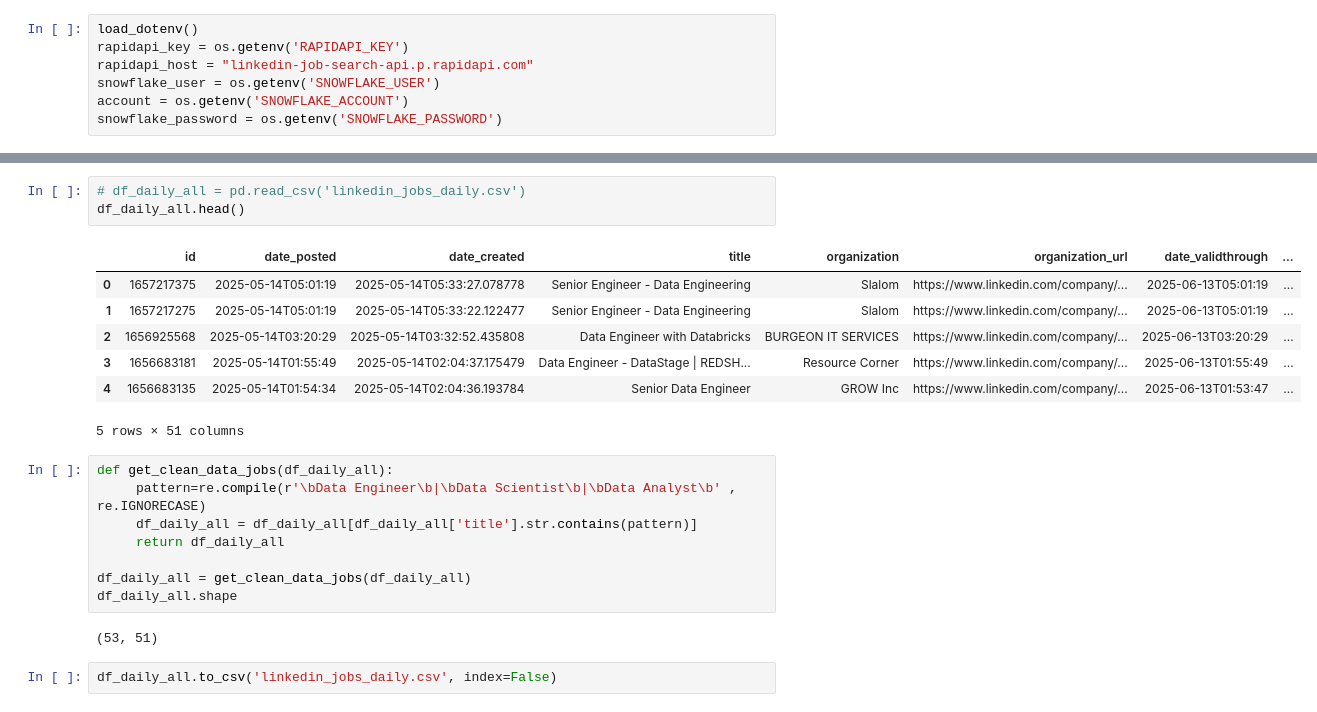
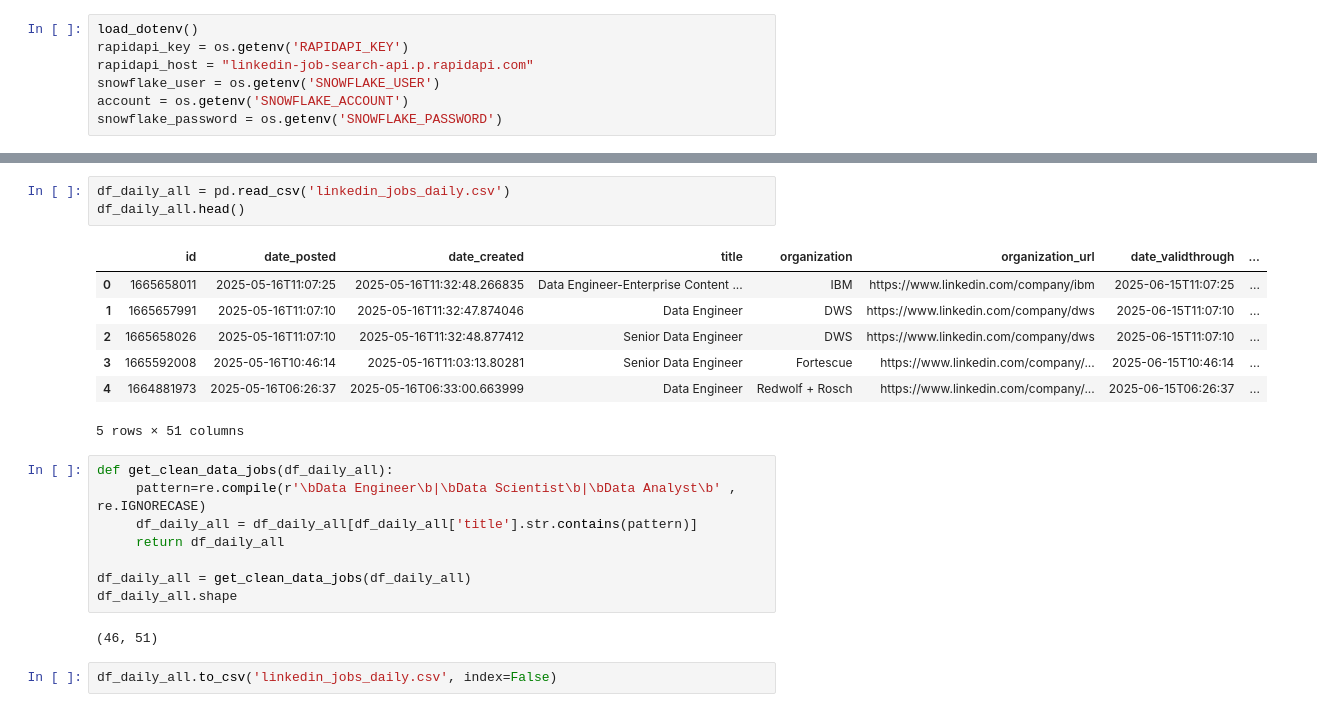
Before and after one commit to nikki099/de_linkedin_etl_project, a Jupyter notebook: src/de_linkedin_etl_project/linkedin_api_data_extraction/linkedin_api_raw_data_process.ipynb, the cells around one changed output, grey strips where cells are left out. Saved outputs shown, nothing was run; the diff lists cells and outputs as text.

```diff
--- a/src/de_linkedin_etl_project/linkedin_api_data_extraction/linkedin_api_raw_data_process.ipynb
+++ b/src/de_linkedin_etl_project/linkedin_api_data_extraction/linkedin_api_raw_data_process.ipynb
@@ -79,13 +80,13 @@ Data Analyst (14, 51)
 # %%
-# df_daily_all = pd.read_csv('linkedin_jobs_daily.csv')
+df_daily_all = pd.read_csv('linkedin_jobs_daily.csv')
 df_daily_all.head()
 # %% [output]
 |  | id | date_posted | date_created | title | organization | organization_url | date_validthrough | ... |
-| 0 | 1657217375 | 2025-05-14T05:01:19 | 2025-05-14T05:33:27.078778 | Senior Engineer - Data Engineering | Slalom | https://www.linkedin.com/company/... | 2025-06-13T05:01:19 | ... |
-| 1 | 1657217275 | 2025-05-14T05:01:19 | 2025-05-14T05:33:22.122477 | Senior Engineer - Data Engineering | Slalom | https://www.linkedin.com/company/... | 2025-06-13T05:01:19 | ... |
-| 2 | 1656925568 | 2025-05-14T03:20:29 | 2025-05-14T03:32:52.435808 | Data Engineer with Databricks | BURGEON IT SERVICES | https://www.linkedin.com/company/... | 2025-06-13T03:20:29 | ... |
-| 3 | 1656683181 | 2025-05-14T01:55:49 | 2025-05-14T02:04:37.175479 | Data Engineer - DataStage | REDSH... | Resource Corner | https://www.linkedin.com/company/... | 2025-06-13T01:55:49 | ... |
-| 4 | 1656683135 | 2025-05-14T01:54:34 | 2025-05-14T02:04:36.193784 | Senior Data Engineer | GROW Inc | https://www.linkedin.com/company/... | 2025-06-13T01:53:47 | ... |
+| 0 | 1665658011 | 2025-05-16T11:07:25 | 2025-05-16T11:32:48.266835 | Data Engineer-Enterprise Content ... | IBM | https://www.linkedin.com/company/ibm | 2025-06-15T11:07:25 | ... |
+| 1 | 1665657991 | 2025-05-16T11:07:10 | 2025-05-16T11:32:47.874046 | Data Engineer | DWS | https://www.linkedin.com/company/dws | 2025-06-15T11:07:10 | ... |
+| 2 | 1665658026 | 2025-05-16T11:07:10 | 2025-05-16T11:32:48.877412 | Senior Data Engineer | DWS | https://www.linkedin.com/company/dws | 2025-06-15T11:07:10 | ... |
+| 3 | 1665592008 | 2025-05-16T10:46:14 | 2025-05-16T11:03:13.80281 | Senior Data Engineer | Fortescue | https://www.linkedin.com/company/... | 2025-06-15T10:46:14 | ... |
+| 4 | 1664881973 | 2025-05-16T06:26:37 | 2025-05-16T06:33:00.663999 | Data Engineer | Redwolf + Rosch | https://www.linkedin.com/company/... | 2025-06-15T06:26:37 | ... |
 5 rows × 51 columns
 # %%
 def get_clean_data_jobs(df_daily_all):
@@ -96,7 +97,7 @@ def get_clean_data_jobs(df_daily_all):
 df_daily_all = get_clean_data_jobs(df_daily_all)
 df_daily_all.shape
 # %% [output]
-(53, 51)
+(46, 51)
 # %%
 df_daily_all.to_csv('linkedin_jobs_daily.csv', index=False)
 # %%
```
Also changed, not shown: parts of 20 cells of this notebook, 12 other files.
